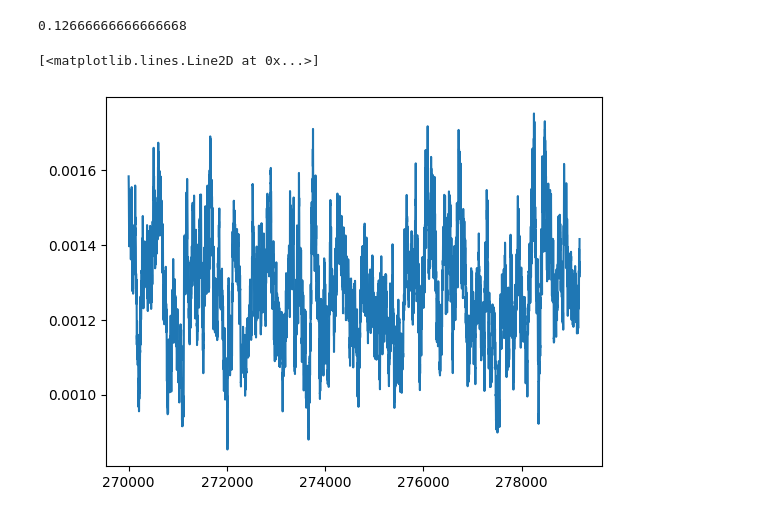
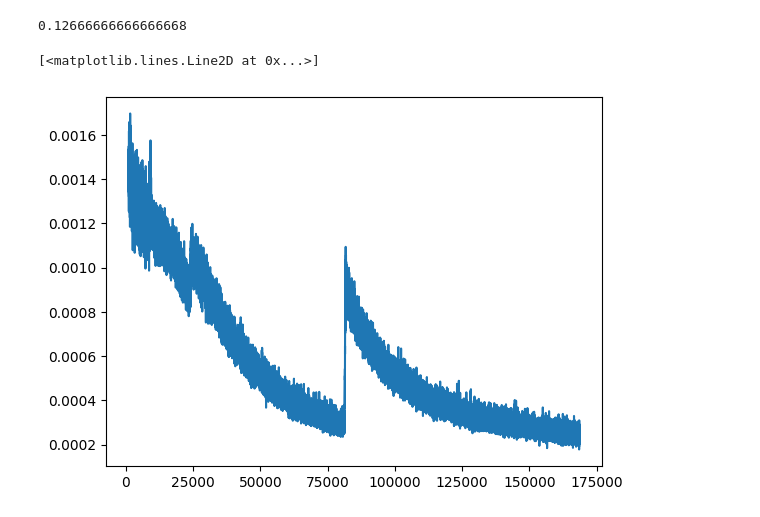
Before and after one commit to BradyWynn/snake, a Jupyter notebook: Snake.ipynb, the cells around one changed output. Drawn from its saved outputs; the diff is of its cells as text; code cells hidden in the pictures.

Commit message:
new model trained on 100k test set
achieved ~0.0002 loss but for sure overfitting

```diff
--- a/Snake.ipynb
+++ b/Snake.ipynb
@@ -8,7 +8,7 @@ import json
 # %%
 board_size = 30
 device = torch.device('cuda')
-batch_size = 32
+batch_size = 64
 # %%
 class MLP(nn.Module):
     def __init__(self):
@@ -78,17 +78,17 @@ MLP(
 )
 # %%
 loss_function = nn.MSELoss()
-optimizer = torch.optim.Adam(mlp.parameters(), lr=1e-3)
+optimizer = torch.optim.Adam(mlp.parameters(), lr=1e-5)
 # %%
 while True:
-    dataset, moves, length = game_sim()
+#     dataset, moves, length = game_sim()
 
-    for sample in dataset:
-        rand = int(np.random.rand() * len(train))
-        sample.append(length/900)
-        train.append(sample)
-        if len(train) > 100000:
-            train.remove(train[rand])
+#     for sample in dataset:
+#         rand = int(np.random.rand() * len(train))
+#         sample.append(length/900)
+#         train.append(sample)
+#         if len(train) > 100000:
+#             train.remove(train[rand])
 
     batch = torch.zeros(1, 1, 30, 30, device=device)
     labels = torch.zeros(batch_size, 1, device=device)
@@ -227,11 +235,11 @@ RuntimeError: Expected all tensors to be on the same device, but found at least
 # %%
 smooth = 1
 x = np.arange(len(losses)/smooth)
 y = torch.tensor(losses).view(smooth, -1).mean(0)
-plt.plot(x[270000:], y[270000:])
+plt.plot(x[1000:], y[1000:])
 # %% [output]
 [<matplotlib.lines.Line2D at 0x...>]
-[figure, old version]
+[figure, new version]
 # %%
 def game_sim():
     snake = [(14, 14)]
```
Also changed, not shown: parts of 3 cells of this notebook, 2 other files.
